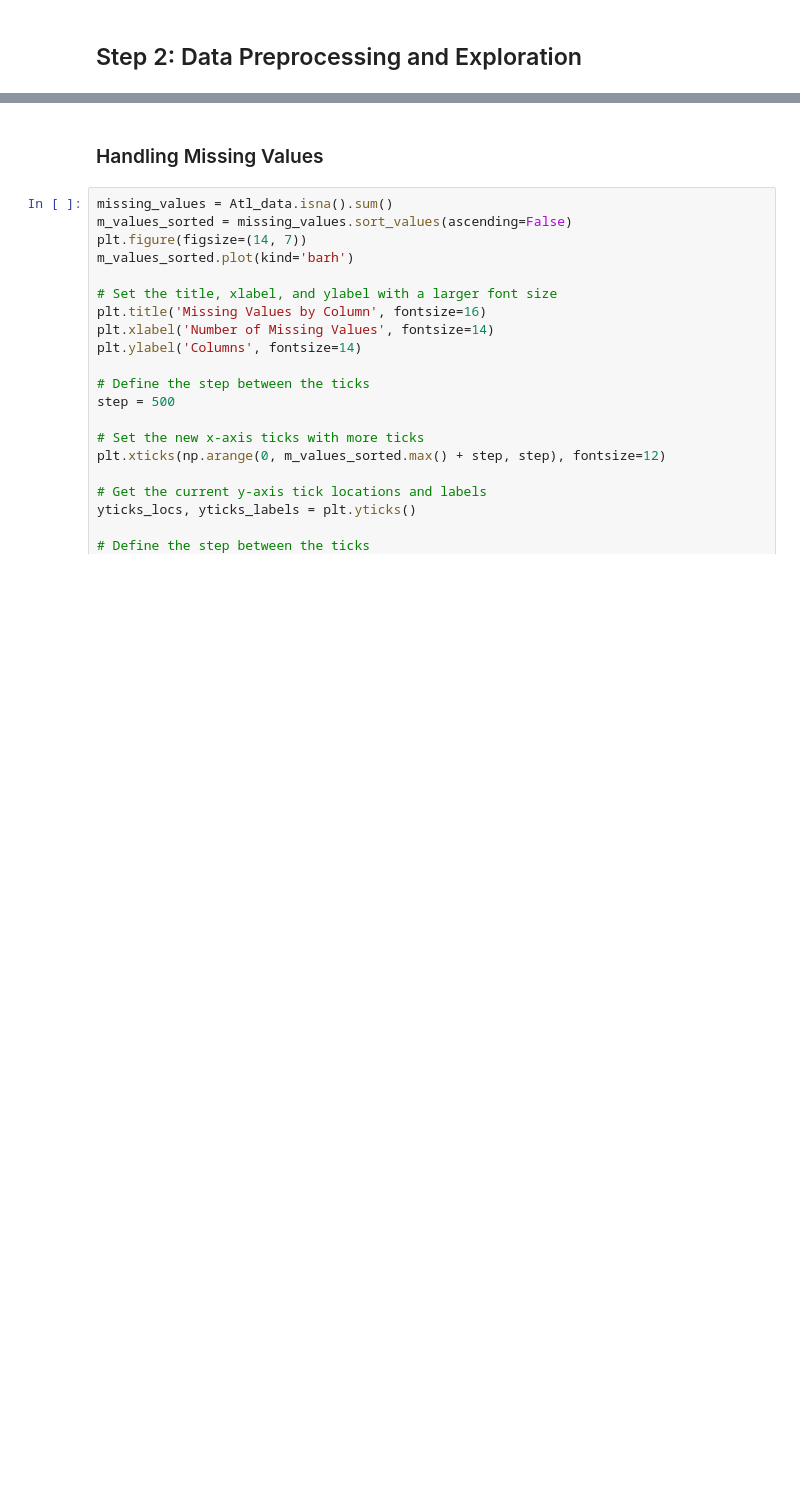
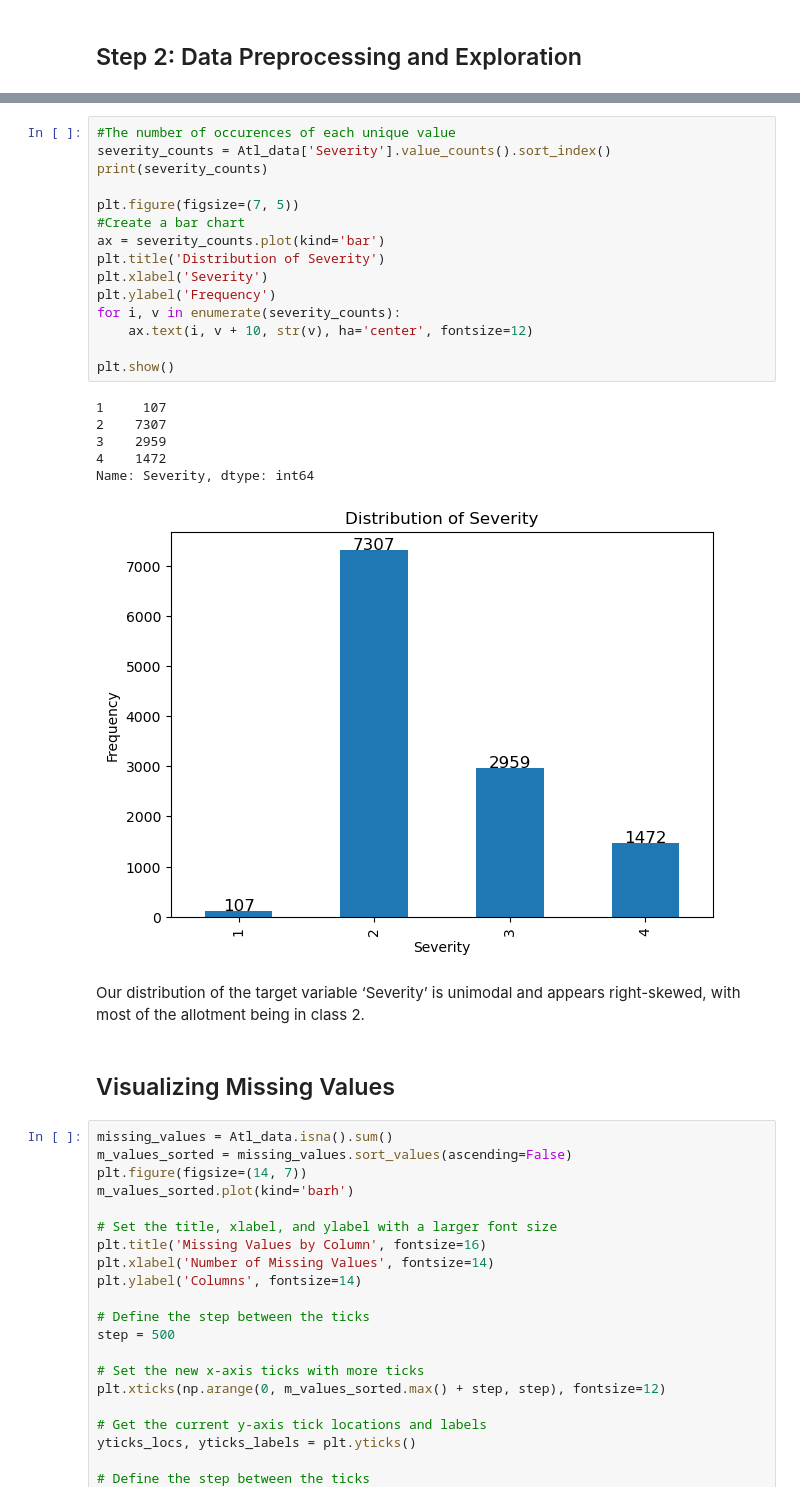
Before and after one commit to vForzce/CSC4780_GroupProject, a Jupyter notebook: Traffic_Accidents_in_Atlanta_Project.ipynb, the cells around one changed output, grey strips where cells are left out. Drawn from its saved outputs; the diff is of its cells as text; blank space fills up the shorter version.

```diff
--- a/Traffic_Accidents_in_Atlanta_Project.ipynb
+++ b/Traffic_Accidents_in_Atlanta_Project.ipynb
@@ -136,5 +137,29 @@ Astronomical_Twilight       71.042634
-# %% [markdown]
-### Handling Missing Values
+# %%
+#The number of occurences of each unique value
+severity_counts = Atl_data['Severity'].value_counts().sort_index()
+print(severity_counts)
+
+plt.figure(figsize=(7, 5))
+#Create a bar chart
+ax = severity_counts.plot(kind='bar')
+plt.title('Distribution of Severity')
+plt.xlabel('Severity')
+plt.ylabel('Frequency')
+for i, v in enumerate(severity_counts):
+    ax.text(i, v + 10, str(v), ha='center', fontsize=12)
+
+plt.show()
+# %% [output]
+1     107
+2    7307
+3    2959
+4    1472
+Name: Severity, dtype: int64
+[figure, added]
+# %% [markdown]
+Our distribution of the target variable ‘Severity’ is unimodal and appears right-skewed, with most of the allotment being in class 2.
+# %% [markdown]
+## Visualizing Missing Values
 # %%
 missing_values = Atl_data.isna().sum()
 m_values_sorted = missing_values.sort_values(ascending=False)
```
Also changed, not shown: parts of 19 cells of this notebook, 2 other files.
